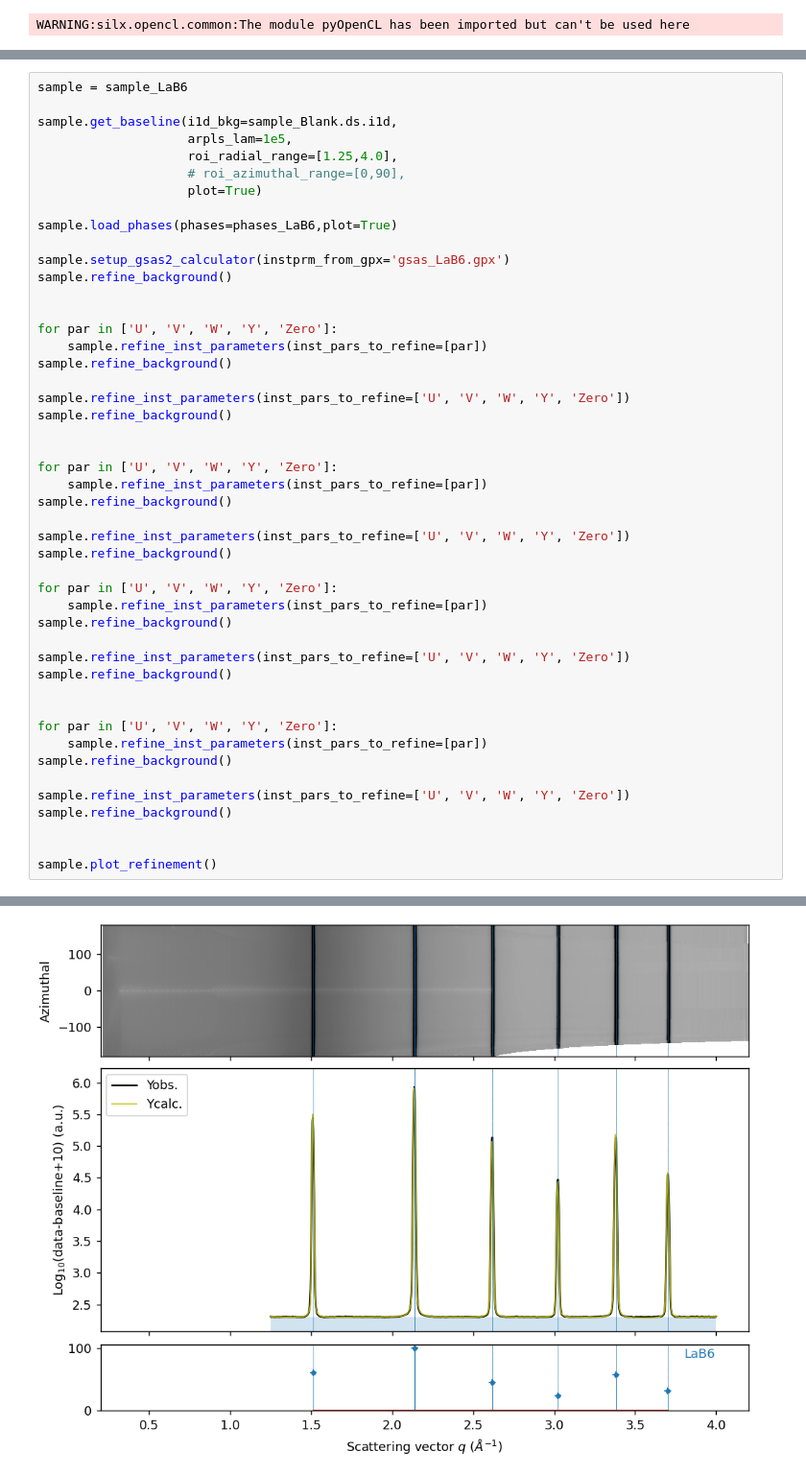
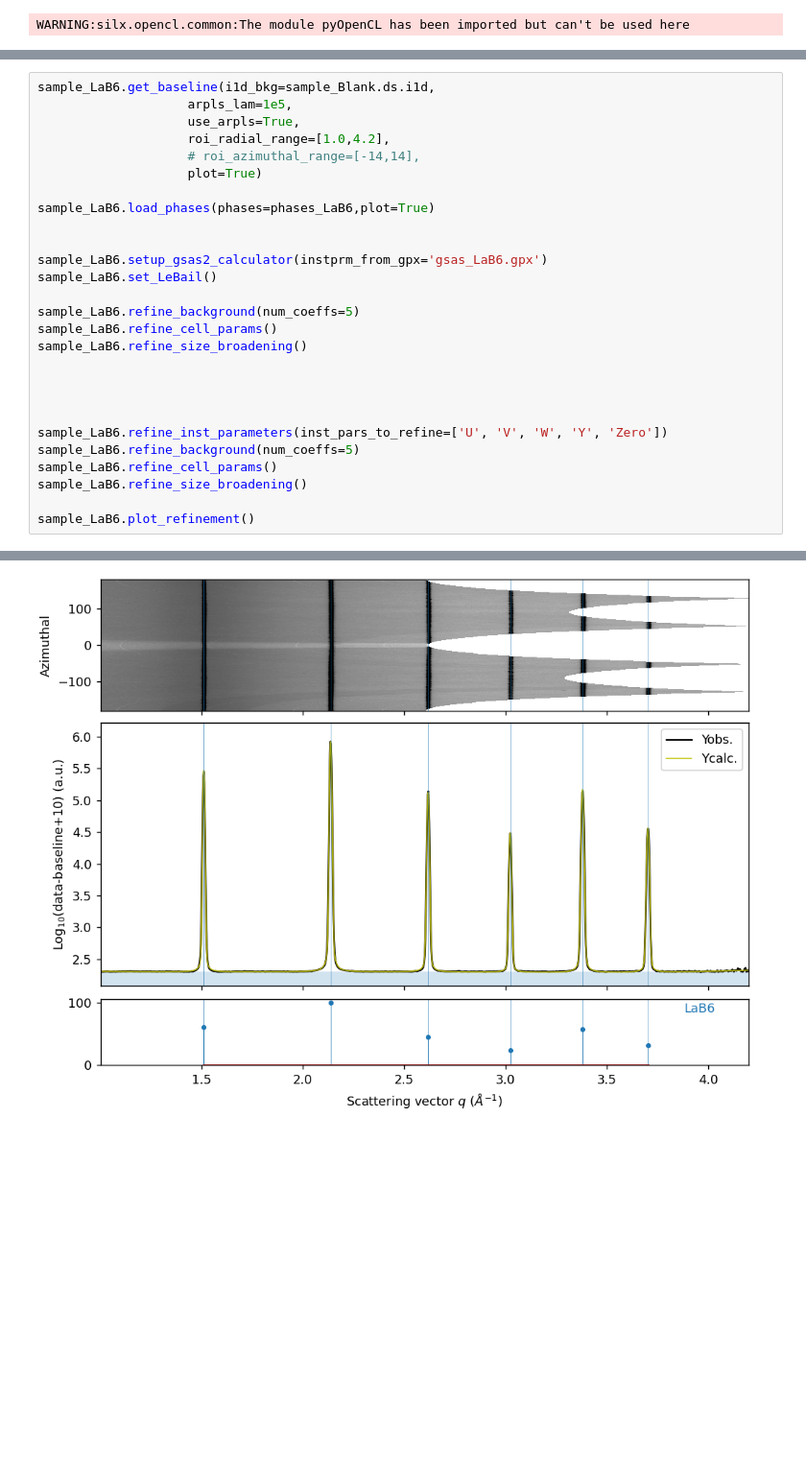
Before and after one commit to MehmetTopsakal/easyXRD, a Jupyter notebook: examples/ZrH-sample/refiner.ipynb, the cells around one changed output, grey strips where cells are left out. Shown at 96% size. Drawn from its saved outputs; the diff is of its cells as text; blank space fills up the shorter version.

```diff
--- a/examples/ZrH-sample/refiner.ipynb
+++ b/examples/ZrH-sample/refiner.ipynb
@@ -127,48 +161,28 @@ phases_DAHL = [
 # %%
-sample = sample_LaB6
-
-sample.get_baseline(i1d_bkg=sample_Blank.ds.i1d,
+sample_LaB6.get_baseline(i1d_bkg=sample_Blank.ds.i1d,
                     arpls_lam=1e5,
-                    roi_radial_range=[1.25,4.0],
-                    # roi_azimuthal_range=[0,90],
+                    use_arpls=True,
+                    roi_radial_range=[1.0,4.2],
+                    # roi_azimuthal_range=[-14,14],
                     plot=True)
 
-sample.load_phases(phases=phases_LaB6,plot=True)
-
-sample.setup_gsas2_calculator(instprm_from_gpx='gsas_LaB6.gpx')
-sample.refine_background()
+sample_LaB6.load_phases(phases=phases_LaB6,plot=True)
 
 
-for par in ['U', 'V', 'W', 'Y', 'Zero']:
-    sample.refine_inst_parameters(inst_pars_to_refine=[par])
-sample.refine_background()
+sample_LaB6.setup_gsas2_calculator(instprm_from_gpx='gsas_LaB6.gpx')
+sample_LaB6.set_LeBail()
 
-sample.refine_inst_parameters(inst_pars_to_refine=['U', 'V', 'W', 'Y', 'Zero'])
-sample.refine_background()
+sample_LaB6.refine_background(num_coeffs=5)
+sample_LaB6.refine_cell_params()
+sample_LaB6.refine_size_broadening()
 
 
-for par in ['U', 'V', 'W', 'Y', 'Zero']:
-    sample.refine_inst_parameters(inst_pars_to_refine=[par])
-sample.refine_background()
-
-sample.refine_inst_parameters(inst_pars_to_refine=['U', 'V', 'W', 'Y', 'Zero'])
-sample.refine_background()
-
-for par in ['U', 'V', 'W', 'Y', 'Zero']:
-    sample.refine_inst_parameters(inst_pars_to_refine=[par])
-sample.refine_background()
-
-sample.refine_inst_parameters(inst_pars_to_refine=['U', 'V', 'W', 'Y', 'Zero'])
-sample.refine_background()
 
 
-for par in ['U', 'V', 'W', 'Y', 'Zero']:
-    sample.refine_inst_parameters(inst_pars_to_refine=[par])
-sample.refine_background()
+sample_LaB6.refine_inst_parameters(inst_pars_to_refine=['U', 'V', 'W', 'Y', 'Zero'])
+sample_LaB6.refine_background(num_coeffs=5)
+sample_LaB6.refine_cell_params()
+sample_LaB6.refine_size_broadening()
 
-sample.refine_inst_parameters(inst_pars_to_refine=['U', 'V', 'W', 'Y', 'Zero'])
-sample.refine_background()
-
-
-sample.plot_refinement()
+sample_LaB6.plot_refinement()
 # %% [output]
@@ -194,2 +205,2 @@ Background is refined. Rwp is now 3.486 (was 3.486)
-[figure, old version]
+[figure, new version]
 # %%
```
Also changed, not shown: parts of 7 cells of this notebook, 21 other files.
